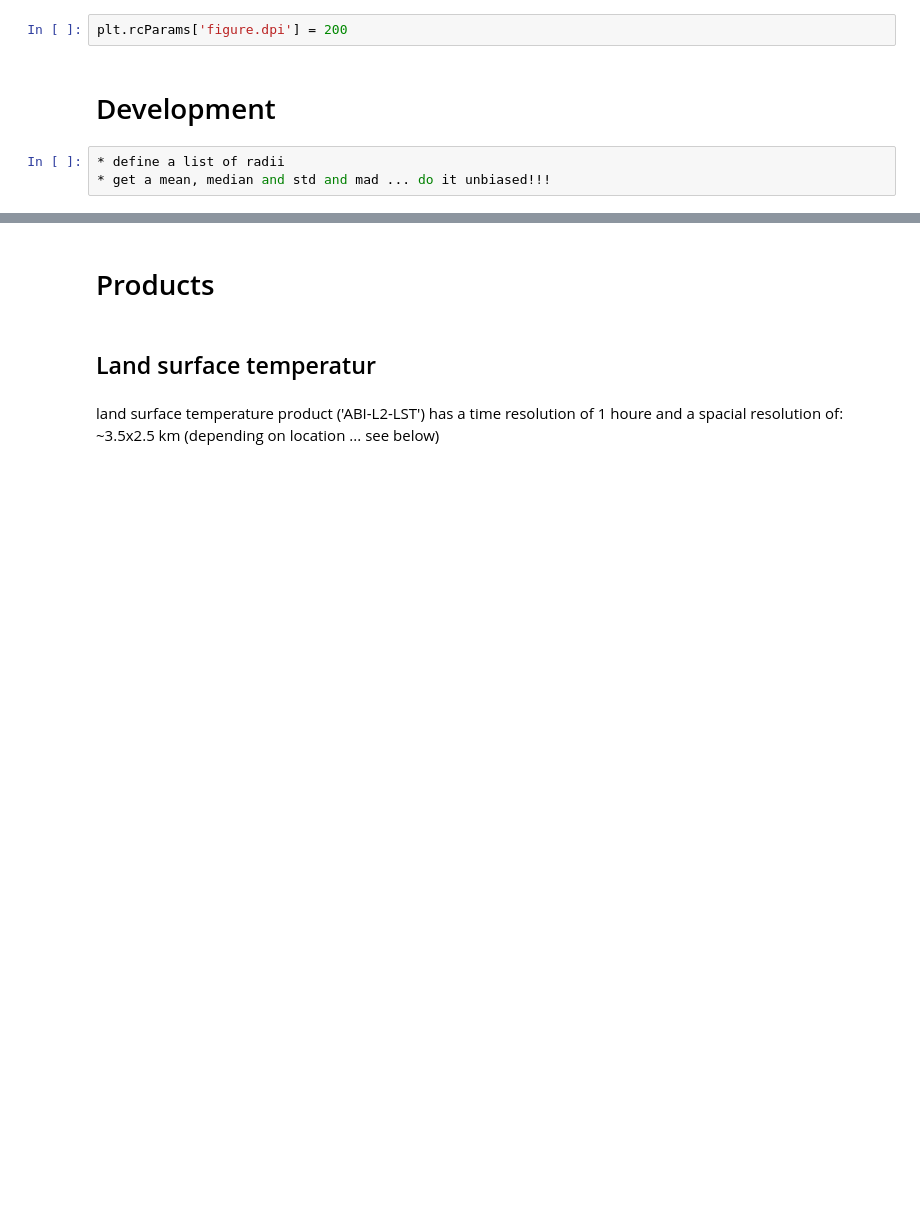
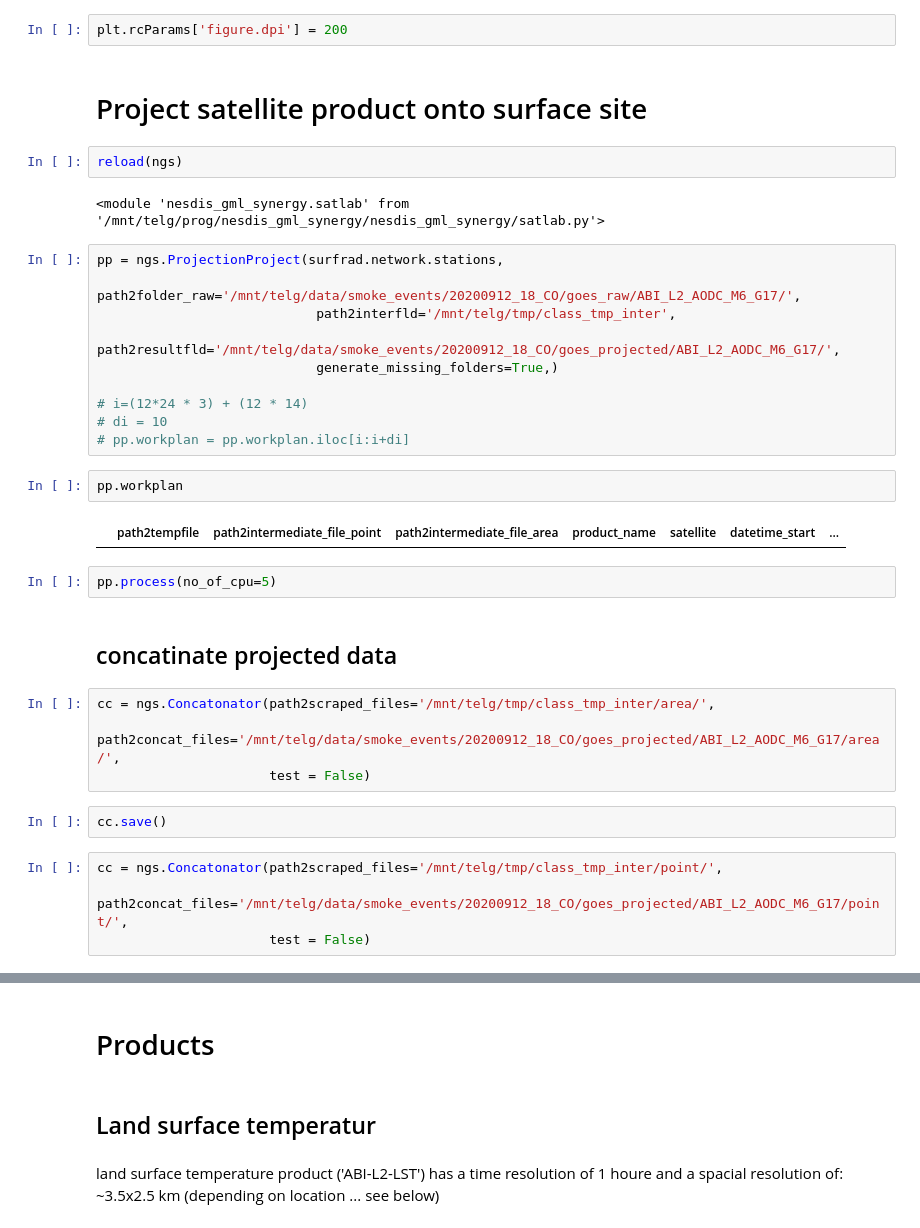
Before and after one commit to hagne/GeoLeoXtract, a Jupyter notebook: examples/getting_started.ipynb, the cells around one changed output, grey strips where cells are left out. Saved outputs shown, nothing was run; the diff lists cells and outputs as text; blank space fills up the shorter version.

```diff
--- a/examples/getting_started.ipynb
+++ b/examples/getting_started.ipynb
@@ -18,7 +27,36 @@ import atmPy.data_archives.NOAA_ESRL_GMD_GRAD.surfrad.surfrad as surfrad
 # %%
 plt.rcParams['figure.dpi'] = 200
-# %% [markdown]
-# Development
-# %%
-* define a list of radii
-* get a mean, median and std and mad ... do it unbiased!!!
+# %% [markdown]
+# Project satellite product onto surface site
+# %%
+reload(ngs)
+# %% [output]
+<module 'nesdis_gml_synergy.satlab' from '/mnt/telg/prog/nesdis_gml_synergy/nesdis_gml_synergy/satlab.py'>
+# %%
+pp = ngs.ProjectionProject(surfrad.network.stations,
+                            path2folder_raw='/mnt/telg/data/smoke_events/20200912_18_CO/goes_raw/ABI_L2_AODC_M6_G17/',
+                            path2interfld='/mnt/telg/tmp/class_tmp_inter',
+                            path2resultfld='/mnt/telg/data/smoke_events/20200912_18_CO/goes_projected/ABI_L2_AODC_M6_G17/',
+                            generate_missing_folders=True,)
+
+# i=(12*24 * 3) + (12 * 14)
+# di = 10
+# pp.workplan = pp.workplan.iloc[i:i+di]
+# %%
+pp.workplan
+# %% [output]
+|  | path2tempfile | path2intermediate_file_point | path2intermediate_file_area | product_name | satellite | datetime_start | ... |
+# %%
+pp.process(no_of_cpu=5)
+# %% [markdown]
+## concatinate projected data
+# %%
+cc = ngs.Concatonator(path2scraped_files='/mnt/telg/tmp/class_tmp_inter/area/',
+                      path2concat_files='/mnt/telg/data/smoke_events/20200912_18_CO/goes_projected/ABI_L2_AODC_M6_G17/area/',
+                      test = False)
+# %%
+cc.save()
+# %%
+cc = ngs.Concatonator(path2scraped_files='/mnt/telg/tmp/class_tmp_inter/point/',
+                      path2concat_files='/mnt/telg/data/smoke_events/20200912_18_CO/goes_projected/ABI_L2_AODC_M6_G17/point/',
+                      test = False)
```
Also changed, not shown: parts of 4 cells of this notebook, 1 other file.
